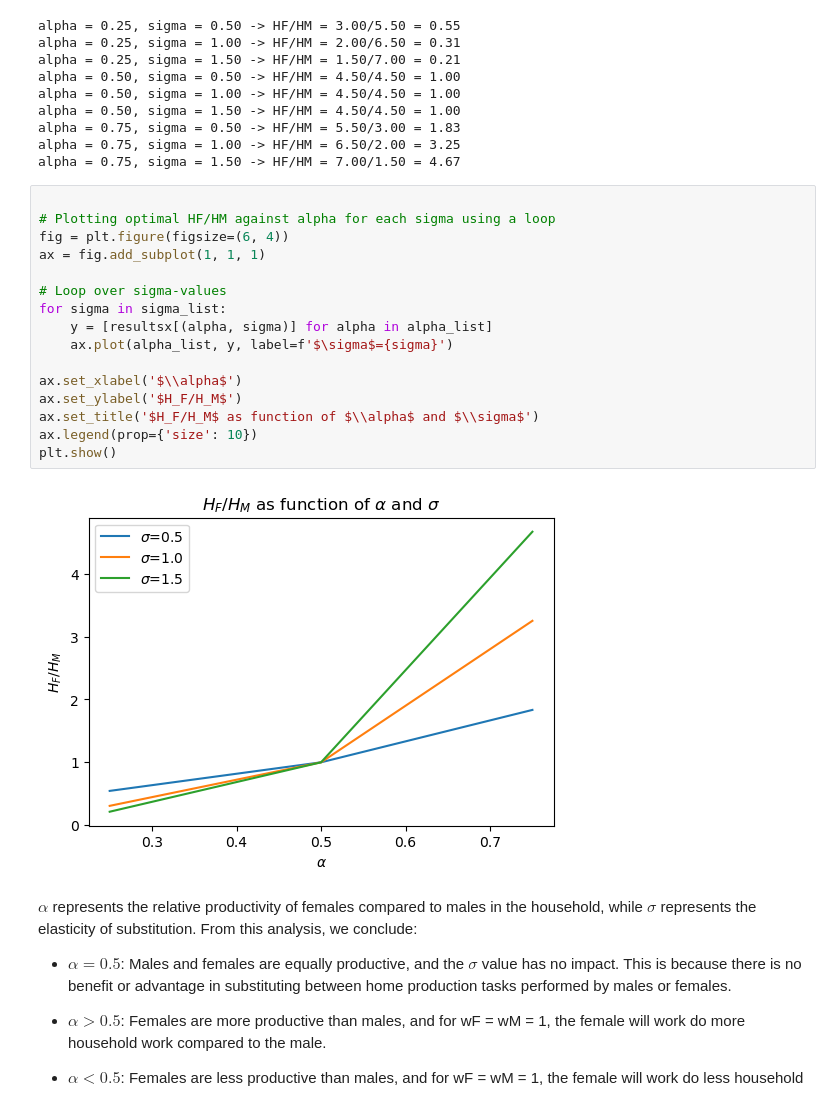
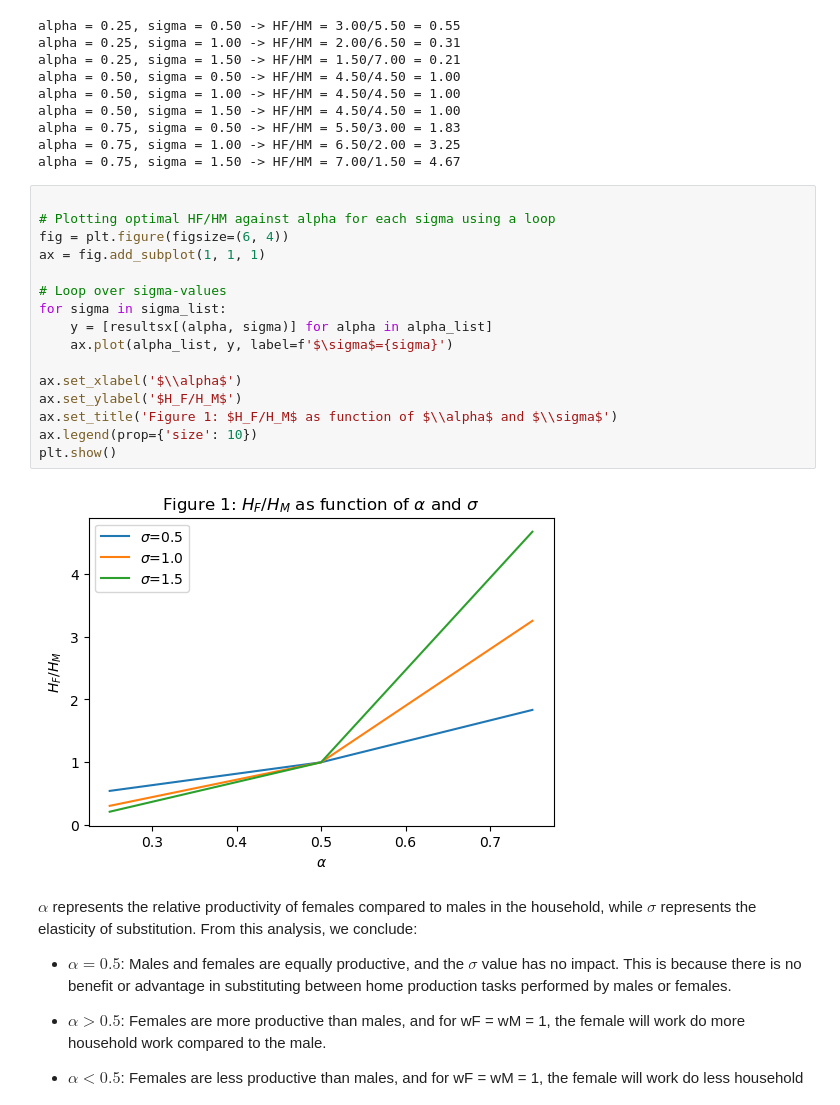
Before and after one commit to NumEconCopenhagen/projects-2023-n-m, a Jupyter notebook: inauguralproject/inauguralproject.ipynb, the cells around one changed output. Cells and saved outputs as stored; diff of their text form.

```diff
--- a/inauguralproject/inauguralproject.ipynb
+++ b/inauguralproject/inauguralproject.ipynb
@@ -64,21 +64,21 @@ alpha = 0.75, sigma = 1.50 -> HF/HM = 7.00/1.50 = 4.67
 # %%
 
 # Plotting optimal HF/HM against alpha for each sigma using a loop
 fig = plt.figure(figsize=(6, 4))
 ax = fig.add_subplot(1, 1, 1)
 
 # Loop over sigma-values
 for sigma in sigma_list:
     y = [resultsx[(alpha, sigma)] for alpha in alpha_list]
     ax.plot(alpha_list, y, label=f'$\sigma$={sigma}')
 
 ax.set_xlabel('$\\alpha$')
 ax.set_ylabel('$H_F/H_M$')
-ax.set_title('$H_F/H_M$ as function of $\\alpha$ and $\\sigma$')
+ax.set_title('Figure 1: $H_F/H_M$ as function of $\\alpha$ and $\\sigma$')
 ax.legend(prop={'size': 10})
 plt.show()
 # %% [output]
-[figure, old version]
+[figure, new version]
 # %% [markdown]
 $\alpha$ represents the relative productivity of females compared to males in the household, while $\sigma$ represents the elasticity of substitution. From this analysis, we conclude:
 * $\alpha=0.5$: Males and females are equally productive, and the $\sigma$ value has no impact. This is because there is no benefit or advantage in substituting between home production tasks performed by males or females.
```
Also changed, not shown: parts of 13 cells of this notebook.
